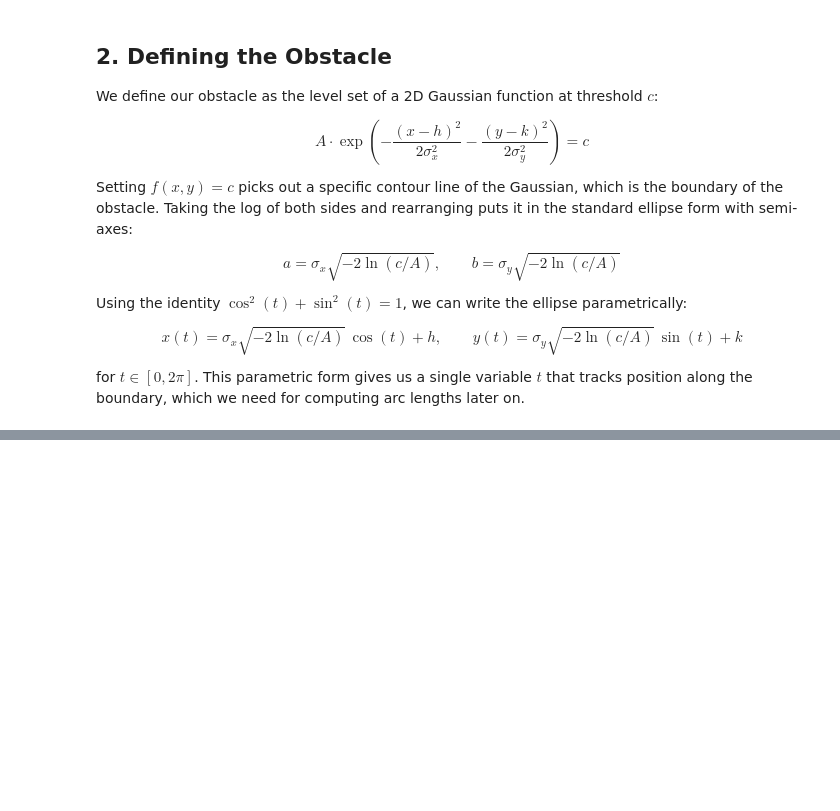
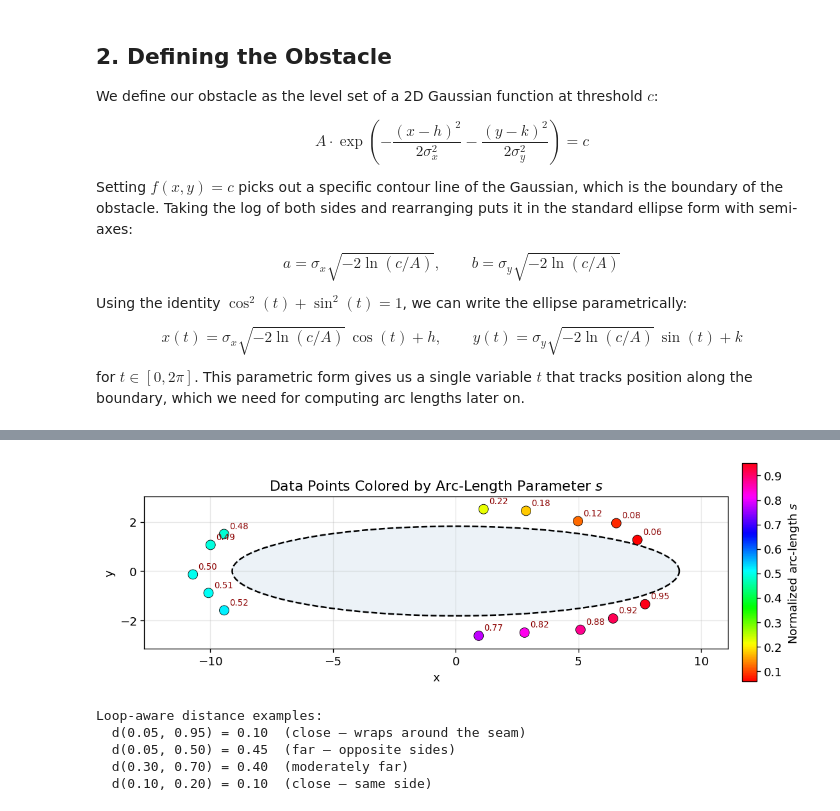
Before and after one commit to Michele-75/obstacle-aware-clustering, a Jupyter notebook: notebooks/01_toy_problem_ellipse.ipynb, the cells around one changed output, grey strips where cells are left out. Cells and saved outputs as stored; diff of their text form; code cells hidden in the pictures; blank space fills up the shorter version.

```diff
--- a/notebooks/01_toy_problem_ellipse.ipynb
+++ b/notebooks/01_toy_problem_ellipse.ipynb
@@ -449,0 +265,19 @@ This allows the algorithm to find clusters that are both spatially coherent arou
+# %%
+# Project each data point onto the ellipse and calculate s
+t_values = []
+s_values = []
+
+for x_p, y_p in raw_data:
+    t_closest, s_closest = boundary.project_point(x_p, y_p)
+    t_values.append(t_closest)
+    s_values.append(s_closest)
+
+t_values = np.array(t_values)
+s_values = np.array(s_values)
+
+side_lookup = {0: 'North-east', 1: 'South-east', 2: 'West'}
+side_names = [side_lookup[label] for label in true_labels]
+
+print('Arc-length values (s) for each point:')
+for x, y, s, side in zip(raw_data[:, 0], raw_data[:, 1], s_values, side_names):
+    print(f'  {side:10s}: ({x:6.2f}, {y:6.2f})  ->  s = {s:.4f}')
@@ -449,0 +301,42 @@ This allows the algorithm to find clusters that are both spatially coherent arou
+# %%
+# Visualize points colored by their s value
+fig, ax = plt.subplots(figsize=(10, 6))
+
+# HSV colormap wraps around so s=0 and s=1 show the same color,
+# reflecting that the boundary is a closed loop
+scatter = ax.scatter(raw_data[:, 0], raw_data[:, 1], c=s_values, cmap='hsv',
+                     s=80, edgecolors='black', linewidth=0.5, zorder=3)
+plt.colorbar(scatter, ax=ax, label='Normalized arc-length $s$',
+             shrink=0.5, aspect=15, pad=0.02)
+
+# Label each point with its s value
+for x, y, s in zip(raw_data[:, 0], raw_data[:, 1], s_values):
+    ax.annotate(f'{s:.2f}', (x, y), textcoords='offset points',
+               xytext=(5, 5), fontsize=8, color='darkred')
+
+ax.plot(boundary_pts[:, 0], boundary_pts[:, 1], 'k--', linewidth=1.5)
+ax.fill(boundary_pts[:, 0], boundary_pts[:, 1], alpha=0.1, color='steelblue')
+
+ax.set_xlabel('x')
+ax.set_ylabel('y')
+ax.set_title('Data Points Colored by Arc-Length Parameter $s$')
+ax.set_aspect('equal')
+ax.grid(True, alpha=0.3)
+ax.margins(0.1)
+plt.tight_layout()
+plt.show()
+# %% [output]
+[figure, added]
+# %%
+# Demonstrate loop-aware distance
+print('Loop-aware distance examples:')
+print(f'  d(0.05, 0.95) = {loop_aware_distance(0.05, 0.95):.2f}  (close — wraps around the seam)')
+print(f'  d(0.05, 0.50) = {loop_aware_distance(0.05, 0.50):.2f}  (far — opposite sides)')
+print(f'  d(0.30, 0.70) = {loop_aware_distance(0.30, 0.70):.2f}  (moderately far)')
+print(f'  d(0.10, 0.20) = {loop_aware_distance(0.10, 0.20):.2f}  (close — same side)')
+# %% [output]
+Loop-aware distance examples:
+  d(0.05, 0.95) = 0.10  (close — wraps around the seam)
+  d(0.05, 0.50) = 0.45  (far — opposite sides)
+  d(0.30, 0.70) = 0.40  (moderately far)
+  d(0.10, 0.20) = 0.10  (close — same side)
```
Also changed, not shown: parts of 35 cells of this notebook.
